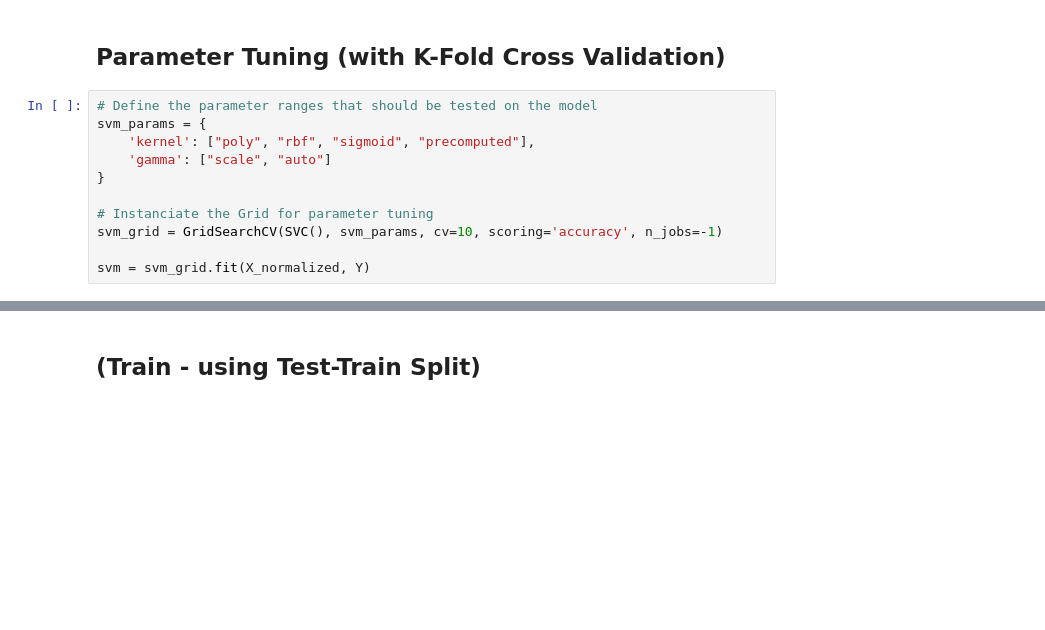
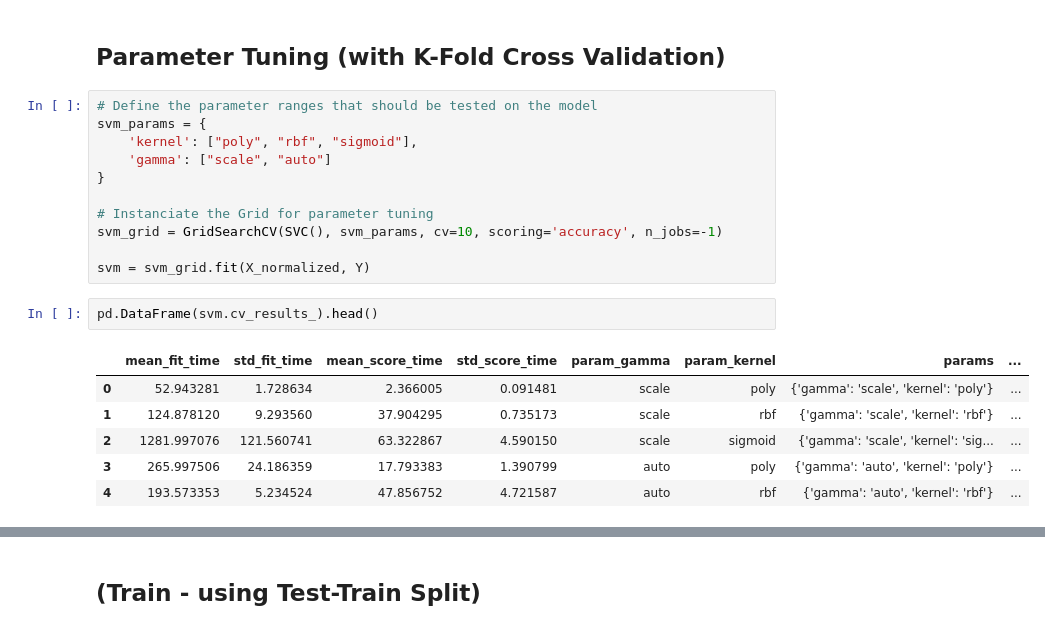
Before and after one commit to Sulasdeli/SecRiskAI, a Jupyter notebook: notebooks/train_evaluate_export_models.ipynb, the cells around one changed output, grey strips where cells are left out. Cells and saved outputs as stored; diff of their text form; blank space fills up the shorter version.

```diff
--- a/notebooks/train_evaluate_export_models.ipynb
+++ b/notebooks/train_evaluate_export_models.ipynb
@@ -376,7 +383,7 @@ from sklearn.svm import LinearSVC, SVC
 # %%
 # Define the parameter ranges that should be tested on the model
 svm_params = {
-    'kernel': ["poly", "rbf", "sigmoid", "precomputed"],
+    'kernel': ["poly", "rbf", "sigmoid"],
     'gamma': ["scale", "auto"]
 }
 
@@ -384,3 +391,12 @@ svm_params = {
 svm_grid = GridSearchCV(SVC(), svm_params, cv=10, scoring='accuracy', n_jobs=-1)
 
 svm = svm_grid.fit(X_normalized, Y)
+# %%
+pd.DataFrame(svm.cv_results_).head()
+# %% [output]
+|  | mean_fit_time | std_fit_time | mean_score_time | std_score_time | param_gamma | param_kernel | params | ... |
+| 0 | 52.943281 | 1.728634 | 2.366005 | 0.091481 | scale | poly | {'gamma': 'scale', 'kernel': 'poly'} | ... |
+| 1 | 124.878120 | 9.293560 | 37.904295 | 0.735173 | scale | rbf | {'gamma': 'scale', 'kernel': 'rbf'} | ... |
+| 2 | 1281.997076 | 121.560741 | 63.322867 | 4.590150 | scale | sigmoid | {'gamma': 'scale', 'kernel': 'sig... | ... |
+| 3 | 265.997506 | 24.186359 | 17.793383 | 1.390799 | auto | poly | {'gamma': 'auto', 'kernel': 'poly'} | ... |
+| 4 | 193.573353 | 5.234524 | 47.856752 | 4.721587 | auto | rbf | {'gamma': 'auto', 'kernel': 'rbf'} | ... |
```
Also changed, not shown: parts of 16 cells of this notebook, 1 other file.
